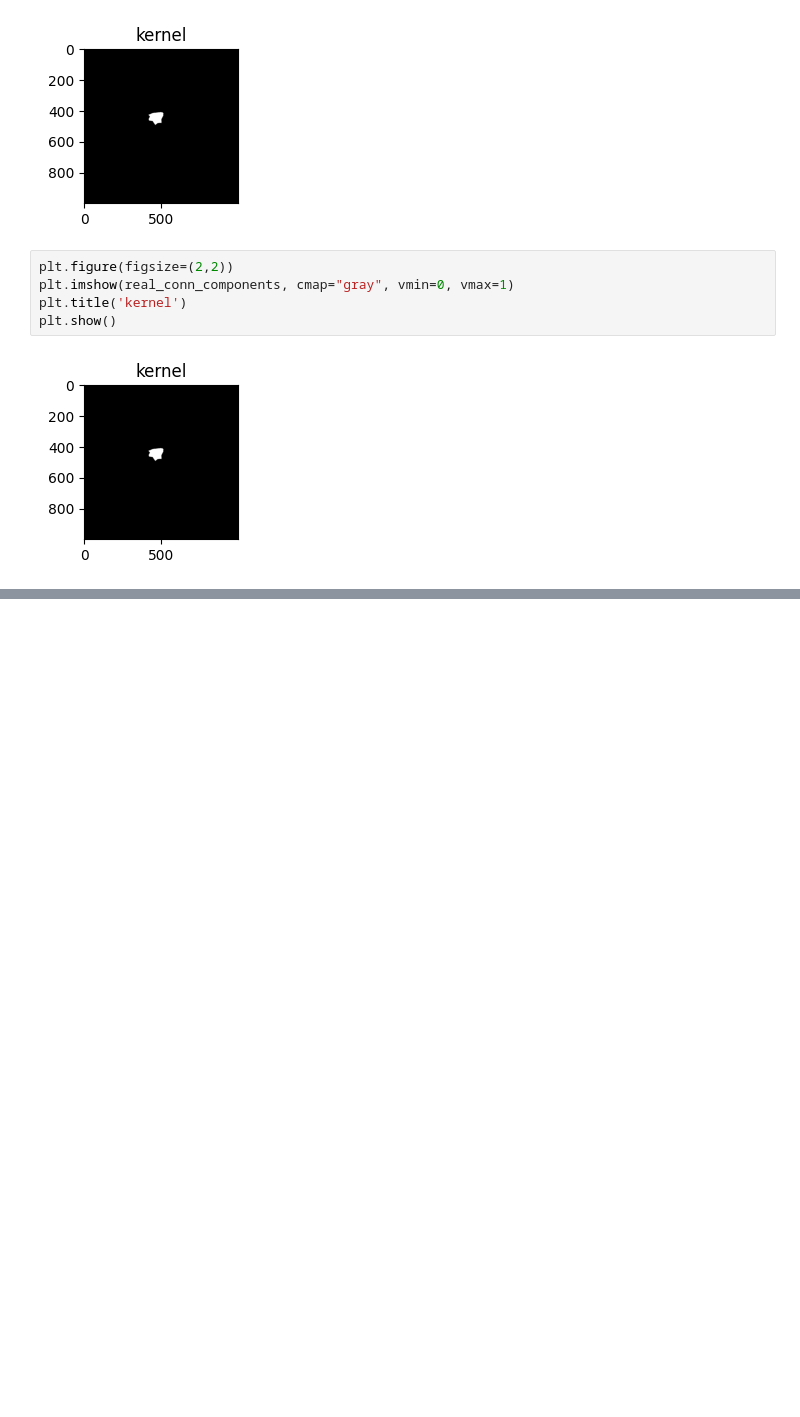
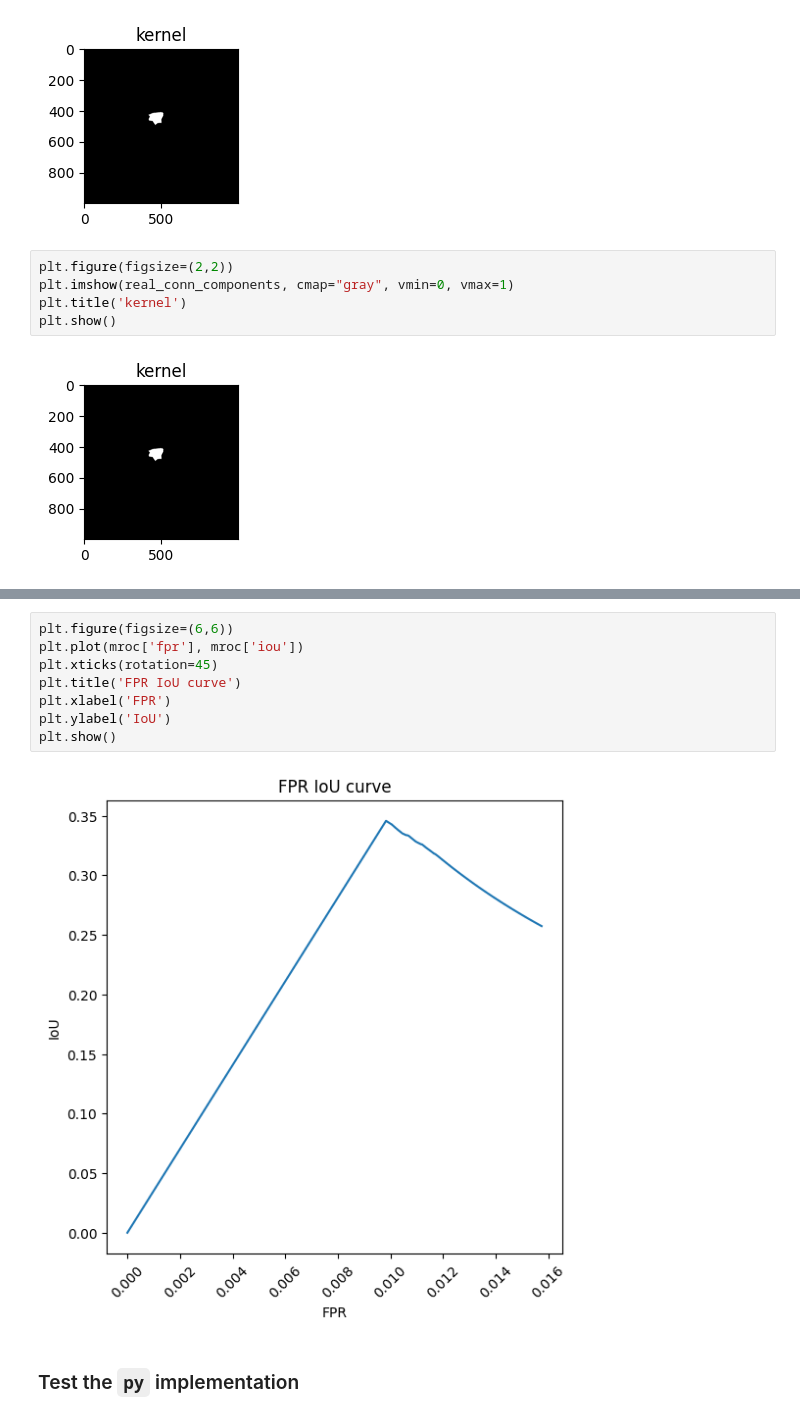
Before and after one commit to plrodrigues/TAAC_AnomalyDetection_in_MVTecDataset, a Jupyter notebook: notebooks/nb_1_developing_metrics.ipynb, the cells around one changed output, grey strips where cells are left out. Drawn from its saved outputs; the diff is of its cells as text; blank space fills up the shorter version.

Commit message:
threshold independent metrics implementation

```diff
--- a/notebooks/nb_1_developing_metrics.ipynb
+++ b/notebooks/nb_1_developing_metrics.ipynb
@@ -553,0 +513,12 @@ plt.show()
+# %%
+plt.figure(figsize=(6,6))
+plt.plot(mroc['fpr'], mroc['iou'])
+plt.xticks(rotation=45)
+plt.title('FPR IoU curve')
+plt.xlabel('FPR')
+plt.ylabel('IoU')
+plt.show()
+# %% [output]
+[figure, added]
+# %% [markdown]
+### Test the `py` implementation
```
Also changed, not shown: parts of 12 cells of this notebook, 1 other file.
